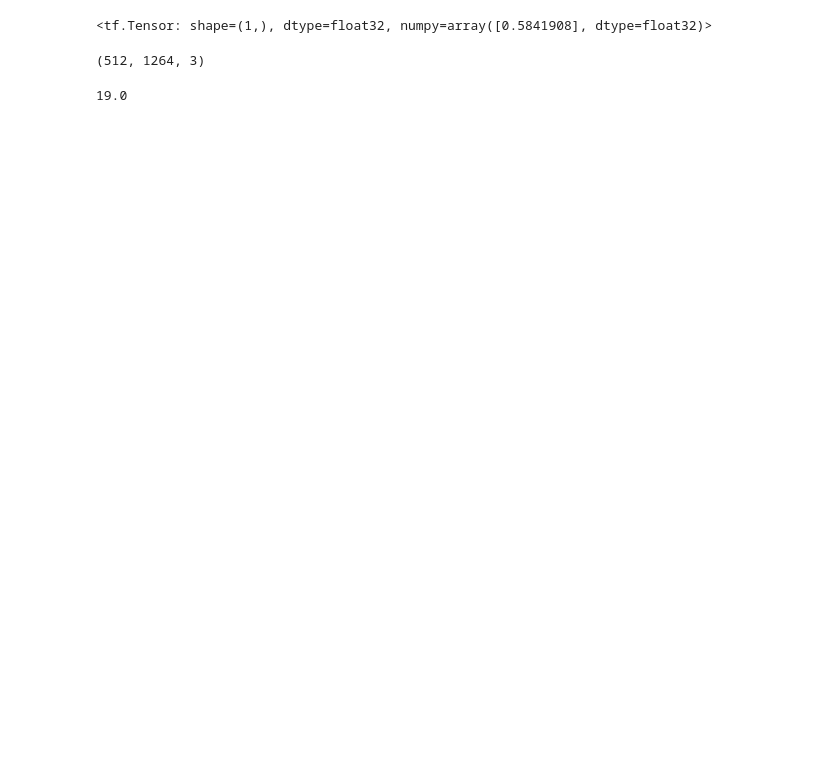
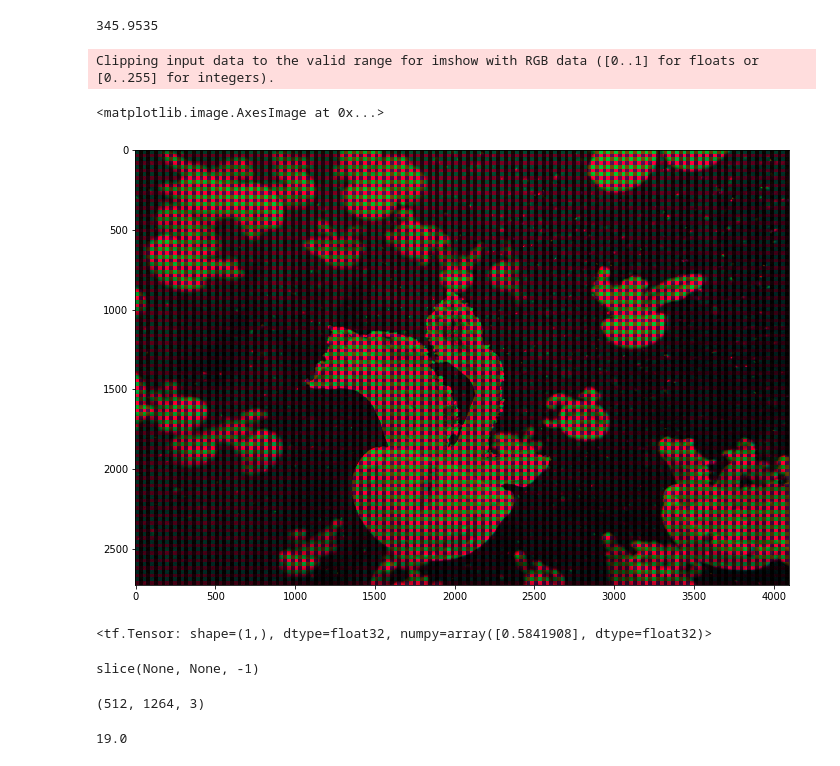
Before and after one commit to gergely-flamich/relative-entropy-coding, a Jupyter notebook: notebooks/scratch.ipynb, the cells around one changed output. Drawn from its saved outputs; the diff is of its cells as text; code cells hidden in the pictures; blank space fills up the shorter version.

```diff
--- a/notebooks/scratch.ipynb
+++ b/notebooks/scratch.ipynb
@@ -31,6 +31,8 @@ import struct
 # Taken from https://github.com/tensorflow/tensorflow/issues/31135#issuecomment-516526113
 # Set CPU as available physical device
 tf.config.experimental.set_visible_devices([], 'GPU')
+# %%
+sc = SignalConv2D(3, (5, 5), corr=False, strides_up=2, padding='reflect')
 # %%
 dataset_path = "/scratch/gf332/datasets/clic2019/test"
 
@@ -49,0 +50,7 @@ im = read_png(files[0])
+# %%
+im = read_png("/scratch/gf332/datasets/clic2019/test/alberto-montalesi-176097.png")
+# %%
+im.set_shape((1363, 2048, 3))
+# %%
+i = sc(im[None, ...]).numpy()[0]
+i
@@ -50,3 +77,14 @@ im = read_png(files[0])
+# %%
+np.max(np.abs(i - i_))
+# %% [output]
+345.9535
+# %%
+plt.figure(figsize=(14, 8))
+plt.imshow(i / 255.)
+# %% [output]
+Clipping input data to the valid range for imshow with RGB data ([0..1] for floats or [0..255] for integers).
+<matplotlib.image.AxesImage at 0x...>
+[figure, added]
 # %%
 x = tf.ones((1, 256, 265, 3))
 y = 0.2 * tf.random.uniform((1, 256, 265, 3))
@@ -54,6 +92,10 @@ y = 0.2 * tf.random.uniform((1, 256, 265, 3))
 tf.image.ssim_multiscale(x, y, max_val=1)
 # %% [output]
 <tf.Tensor: shape=(1,), dtype=float32, numpy=array([0.5841908], dtype=float32)>
+# %%
+slice(None, None, -1)
+# %% [output]
+slice(None, None, -1)
 # %%
 (512, 1264, 3)
 # %% [output]
```
Also changed, not shown: parts of 7 cells of this notebook, 2 other files.
